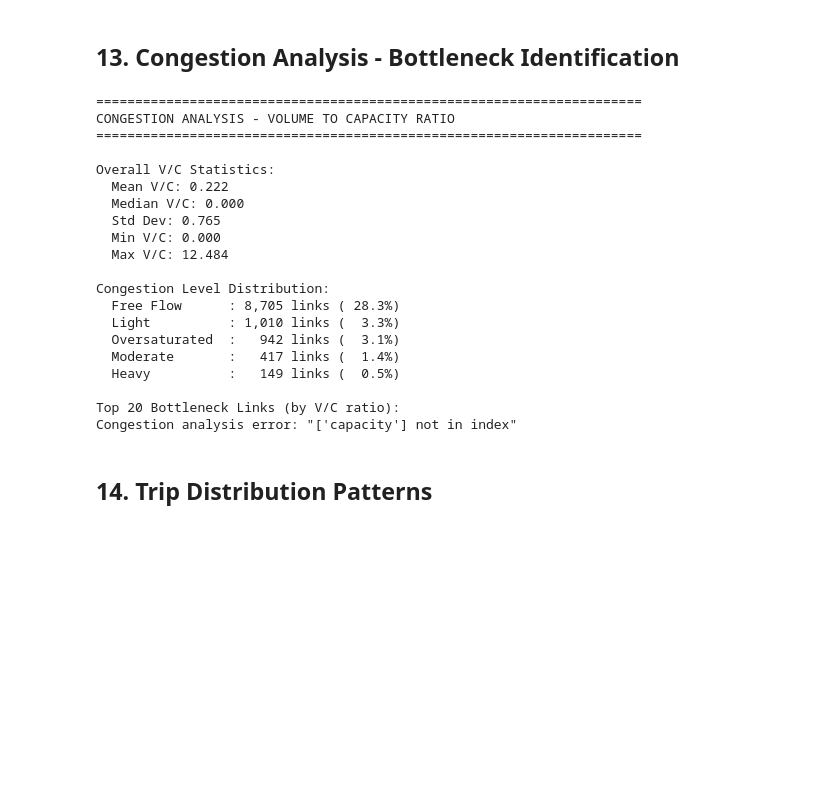
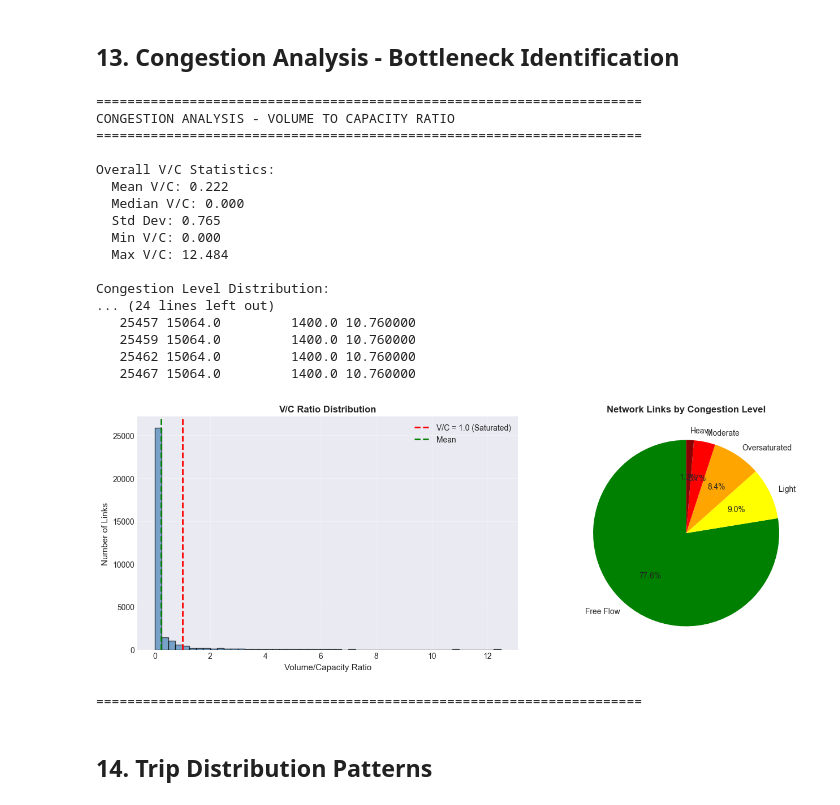
Before and after one commit to antoinekc8/DOTNET_project, a Jupyter notebook: notebook/antoine analysis network.ipynb, the cells around one changed output. Cells and saved outputs as stored; diff of their text form; code cells hidden in the pictures; blank space fills up the shorter version.

Commit message:
Final notebook analysis of the network

```diff
--- a/notebook/antoine.ipynb
+++ b/notebook/antoine analysis network.ipynb
@@ -135,6 +124,16 @@ Name: volume, dtype: float64
 # Load accessibility data
 origin_access = pd.read_csv('../data/origin_accessibility.csv')
 destination_access = pd.read_csv('../data/destination_accessibility.csv')
+
+# Standardize zone identifier column so later spatial steps can group/map
+if 'origin_zone_id' in origin_access.columns and 'zone_id' not in origin_access.columns:
+    origin_access = origin_access.rename(columns={'origin_zone_id': 'zone_id'})
+if 'destination_zone_id' in destination_access.columns and 'zone_id' not in destination_access.columns:
+    destination_access = destination_access.rename(columns={'destination_zone_id': 'zone_id'})
+
+# Ensure zone_id is numeric for mapping to node centroids
+origin_access['zone_id'] = pd.to_numeric(origin_access['zone_id'], errors='coerce').astype('Int64')
+destination_access['zone_id'] = pd.to_numeric(destination_access['zone_id'], errors='coerce').astype('Int64')
 
 print(f"Loaded accessibility data for {len(origin_access)} origin zones")
 print(f"Loaded accessibility data for {len(destination_access)} destination zones")
@@ -1092,7 +1054,7 @@ try:
         # Top bottlenecks
         print("\nTop 20 Bottleneck Links (by V/C ratio):")
         top_bottlenecks = link_performance.nlargest(20, 'vc_ratio')[
-            ['link_id', 'volume', 'capacity', 'vc_ratio']
+            ['link_id', 'volume', capacity_col, 'vc_ratio']
         ]
         print(top_bottlenecks.to_string(index=False))
 
@@ -1111,41 +1073,40 @@ try:
 
         # Congestion level pie chart
         axes[1].pie(congestion_dist.values, labels=congestion_dist.index, autopct='%1.1f%%',
                    colors=['green', 'yellow', 'orange', 'red', 'darkred'], startangle=90)
         axes[1].set_title('Network Links by Congestion Level', fontsize=12, fontweight='bold')
 
         plt.tight_layout()
         plt.show()
 
         print("\n" + "="*70)
 
     else:
         print("Link performance data not available for congestion analysis.")
         print("Please load link_performance.csv first.")
 
 except Exception as e:
     print(f"Congestion analysis error: {e}")
 # %% [output]
 ======================================================================
 CONGESTION ANALYSIS - VOLUME TO CAPACITY RATIO
 ======================================================================
 
 Overall V/C Statistics:
   Mean V/C: 0.222
   Median V/C: 0.000
   Std Dev: 0.765
   Min V/C: 0.000
   Max V/C: 12.484
 
 Congestion Level Distribution:
-  Free Flow      : 8,705 links ( 28.3%)
-  Light          : 1,010 links (  3.3%)
-  Oversaturated  :   942 links (  3.1%)
-  Moderate       :   417 links (  1.4%)
-  Heavy          :   149 links (  0.5%)
-
-Top 20 Bottleneck Links (by V/C ratio):
-Congestion analysis error: "['capacity'] not in index"
+... (24 lines left out)
+   25457 15064.0         1400.0 10.760000
+   25459 15064.0         1400.0 10.760000
+   25462 15064.0         1400.0 10.760000
+   25467 15064.0         1400.0 10.760000
+[figure, added]
+======================================================================
 # %% [markdown]
 ## 14. Trip Distribution Patterns
 # %%
```
Also changed, not shown: parts of 11 cells of this notebook.
